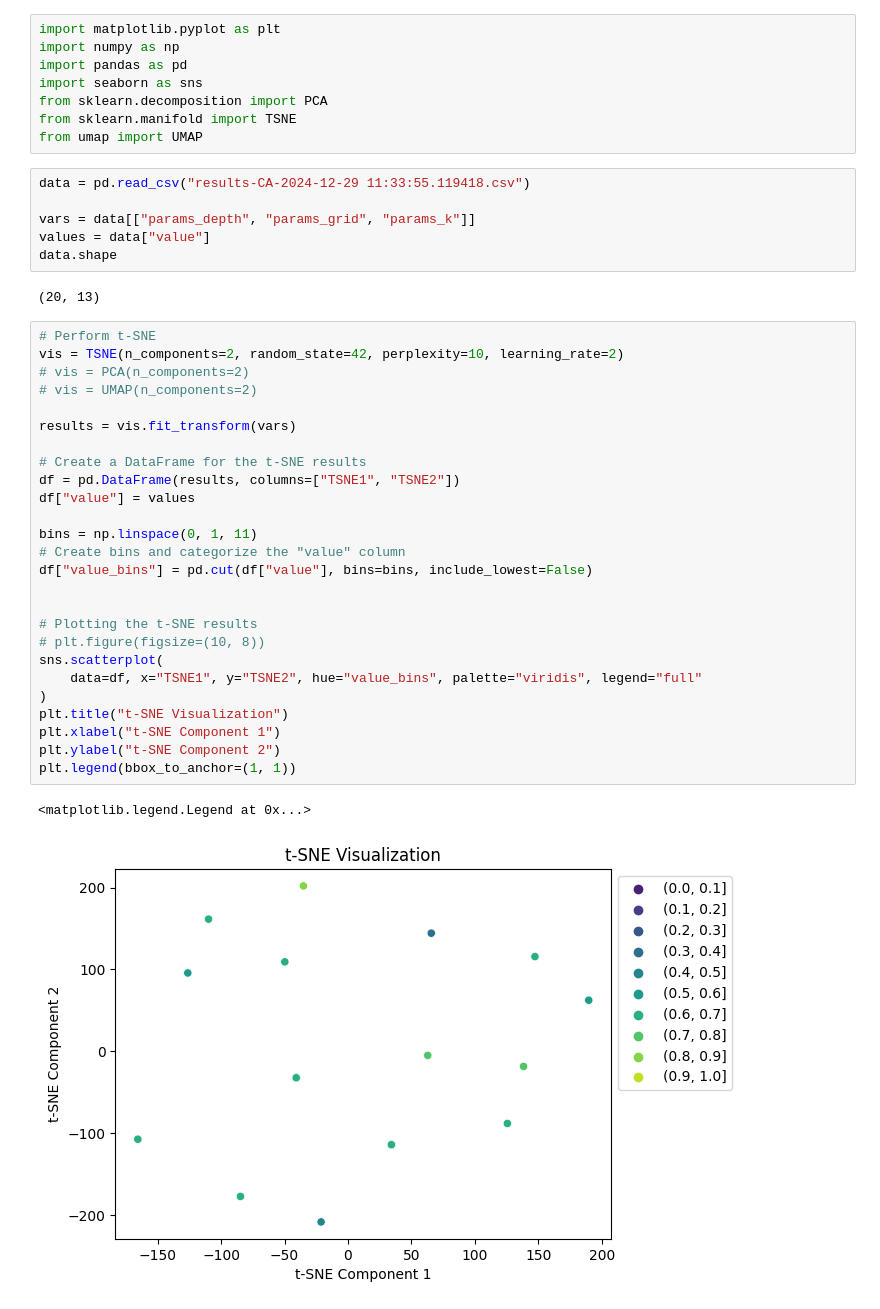
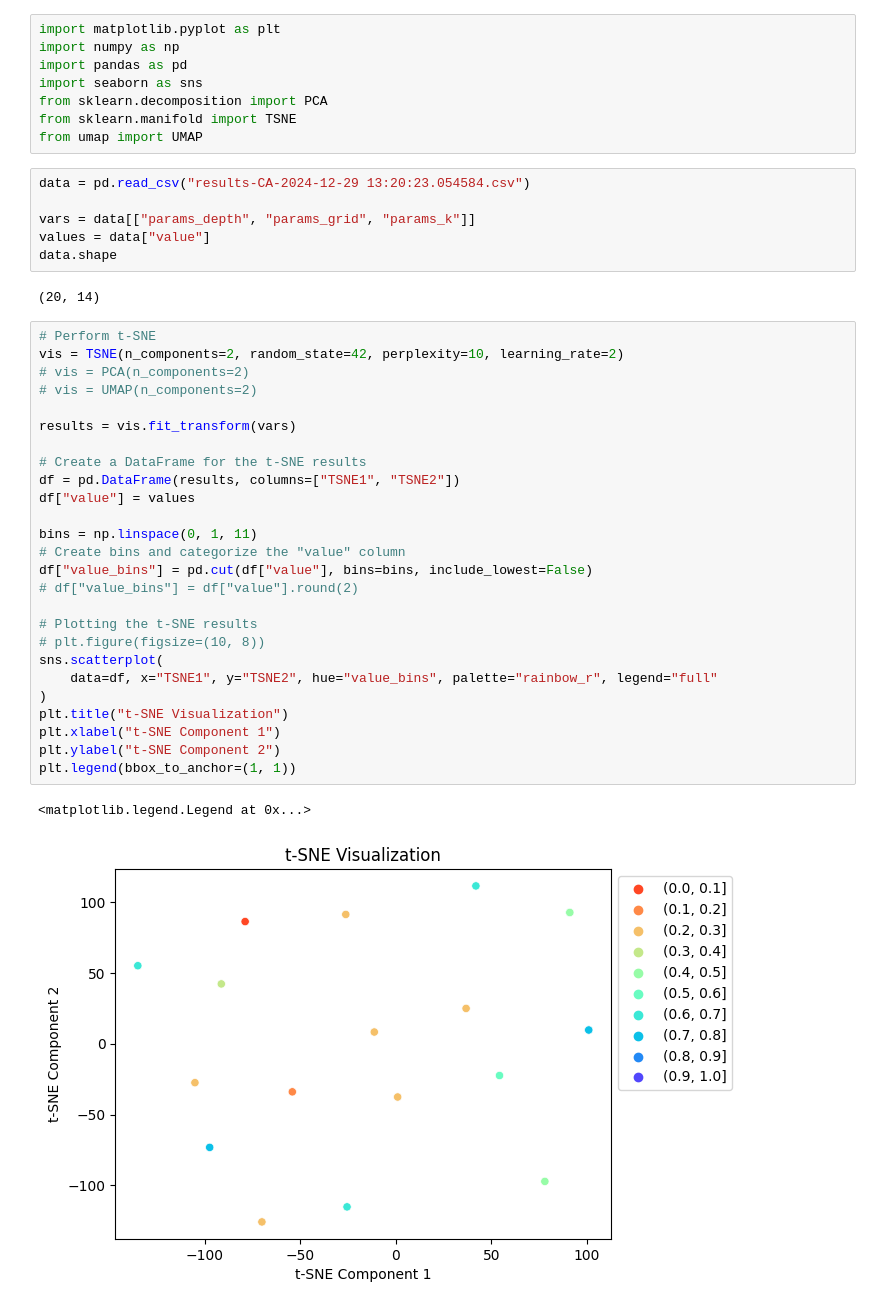
Before and after one commit to aseslamian/TAbKAN, a Jupyter notebook: results/plot.ipynb, the cells around one changed output. Drawn from its saved outputs; the diff is of its cells as text.

Commit message:
update plot

```diff
--- a/results/plot.ipynb
+++ b/results/plot.ipynb
@@ -7,39 +7,39 @@ from sklearn.decomposition import PCA
 from sklearn.manifold import TSNE
 from umap import UMAP
 # %%
-data = pd.read_csv("results-CA-2024-12-29 11:33:55.119418.csv")
+data = pd.read_csv("results-CA-2024-12-29 13:20:23.054584.csv")
 
 vars = data[["params_depth", "params_grid", "params_k"]]
 values = data["value"]
 data.shape
 # %% [output]
-(20, 13)
+(20, 14)
 # %%
 # Perform t-SNE
 vis = TSNE(n_components=2, random_state=42, perplexity=10, learning_rate=2)
 # vis = PCA(n_components=2)
 # vis = UMAP(n_components=2)
 
 results = vis.fit_transform(vars)
 
 # Create a DataFrame for the t-SNE results
 df = pd.DataFrame(results, columns=["TSNE1", "TSNE2"])
 df["value"] = values
 
 bins = np.linspace(0, 1, 11)
 # Create bins and categorize the "value" column
 df["value_bins"] = pd.cut(df["value"], bins=bins, include_lowest=False)
-
+# df["value_bins"] = df["value"].round(2)
 
 # Plotting the t-SNE results
 # plt.figure(figsize=(10, 8))
 sns.scatterplot(
-    data=df, x="TSNE1", y="TSNE2", hue="value_bins", palette="viridis", legend="full"
+    data=df, x="TSNE1", y="TSNE2", hue="value_bins", palette="rainbow_r", legend="full"
 )
 plt.title("t-SNE Visualization")
 plt.xlabel("t-SNE Component 1")
 plt.ylabel("t-SNE Component 2")
 plt.legend(bbox_to_anchor=(1, 1))
 # %% [output]
 <matplotlib.legend.Legend at 0x...>
-[figure, old version]
+[figure, new version]
```
Also changed, not shown: 1 other file.
